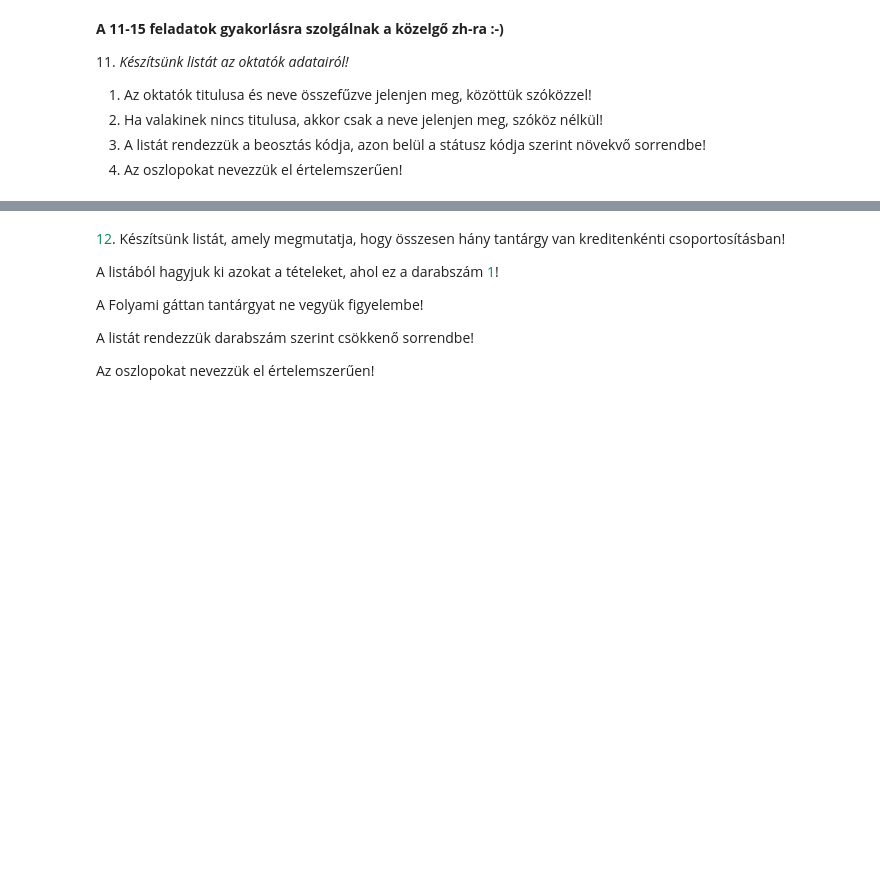
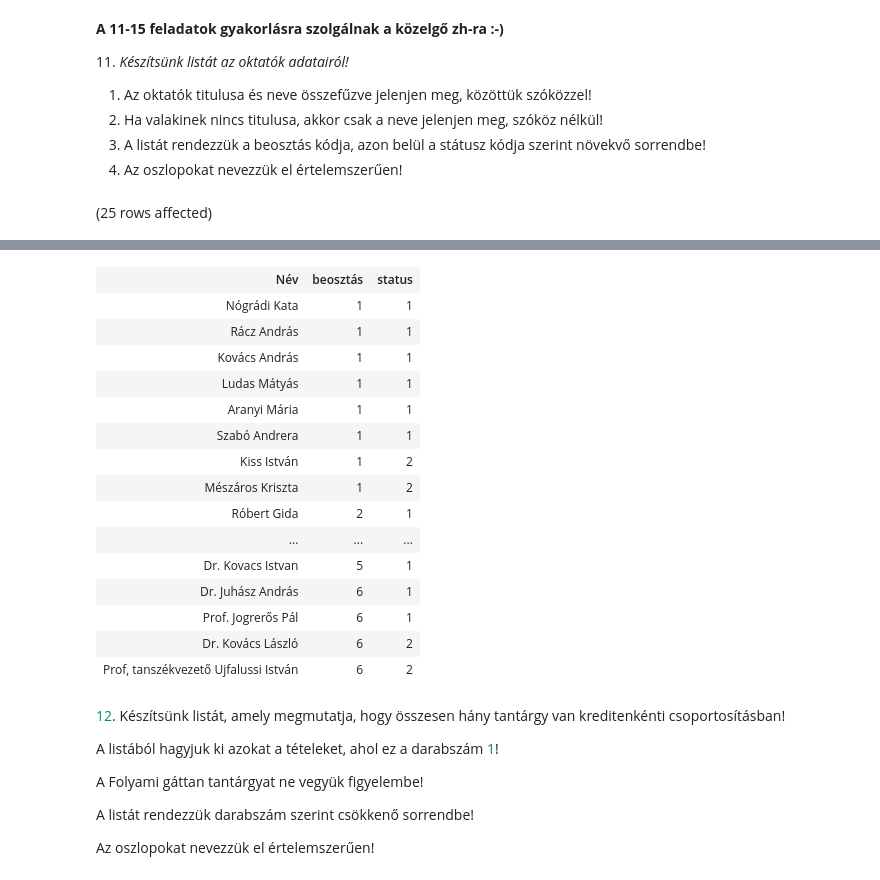
Before and after one commit to trkdnt/uj, a Jupyter notebook: gyakorlat03_feladatok.ipynb, the cells around one changed output, grey strips where cells are left out. Cells and saved outputs as stored; diff of their text form; code cells hidden in the pictures; blank space fills up the shorter version.

```diff
--- a/gyakorlat03_feladatok.ipynb
+++ b/gyakorlat03_feladatok.ipynb
@@ -135,3 +135,9 @@ Total execution time: 00:00:00.015
 2. Ha valakinek nincs titulusa, akkor csak a neve jelenjen meg, szóköz nélkül!
 3. A listát rendezzük a beosztás kódja, azon belül a státusz kódja szerint növekvő sorrendbe!
 4. Az oszlopokat nevezzük el értelemszerűen!
+# %%
+SELECT IIF(titulus IS NUll, nev,titulus+' '+nev) AS 'Név',beosztás,status
+FROM Oktatok
+ORDER BY beosztás,status
+# %% [output]
+(25 rows affected)
@@ -138,3 +145,19 @@ Total execution time: 00:00:00.015
+| Név | beosztás | status |
+| Nógrádi Kata | 1 | 1 |
+| Rácz András | 1 | 1 |
+| Kovács András | 1 | 1 |
+| Ludas Mátyás | 1 | 1 |
+| Aranyi Mária | 1 | 1 |
+| Szabó Andrera | 1 | 1 |
+| Kiss István | 1 | 2 |
+| Mészáros Kriszta | 1 | 2 |
+| Róbert Gida | 2 | 1 |
+| ... | ... | ... |
+| Dr. Kovacs Istvan | 5 | 1 |
+| Dr. Juhász András | 6 | 1 |
+| Prof. Jogrerős Pál | 6 | 1 |
+| Dr. Kovács László | 6 | 2 |
+| Prof, tanszékvezető Ujfalussi István | 6 | 2 |
 # %% [markdown]
 <span style="color: #09885a;">12</span>. Készítsünk listát, amely megmutatja, hogy összesen hány tantárgy van kreditenkénti csoportosításban!
 
```
Also changed, not shown: parts of 5 cells of this notebook, 1 other file.
